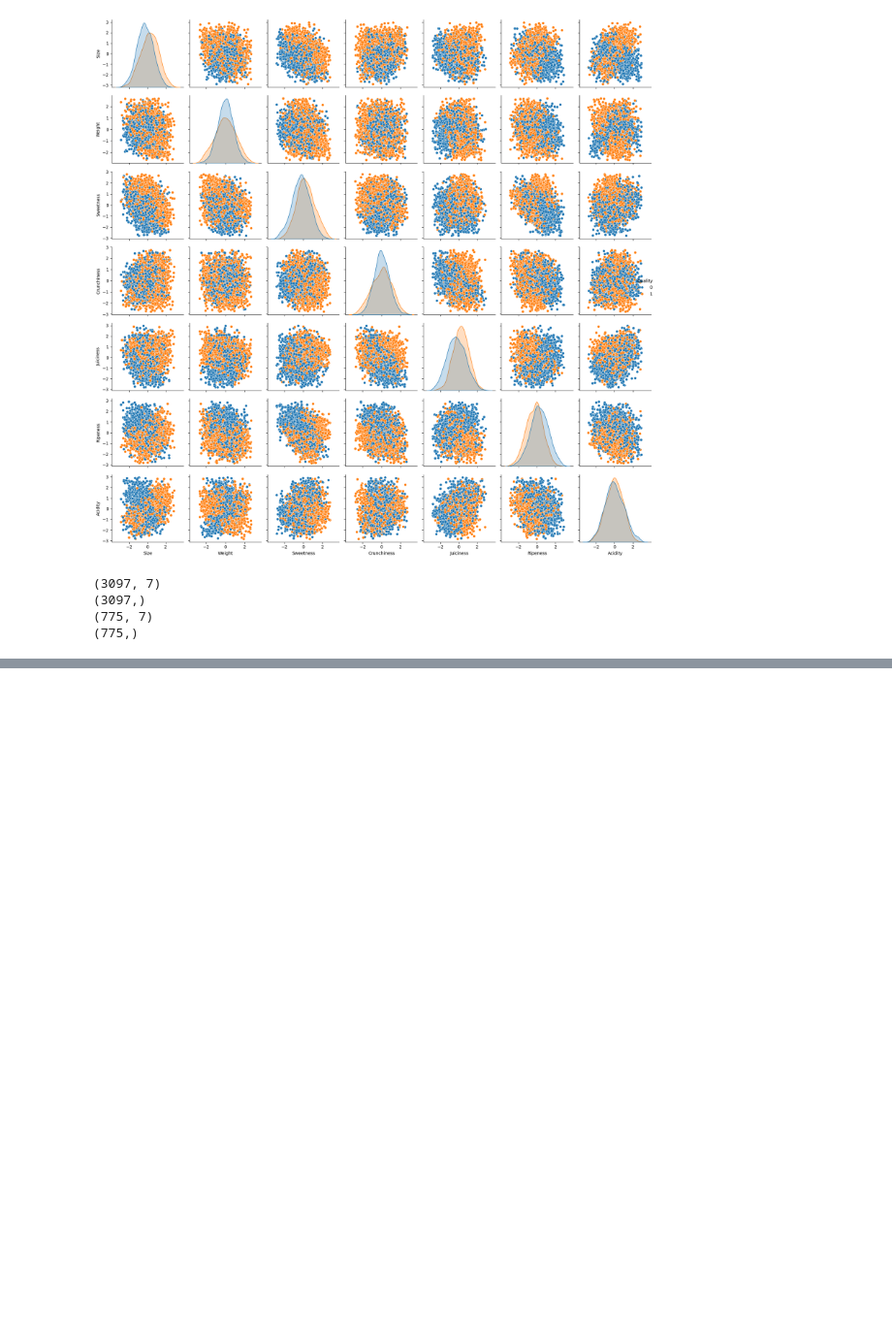
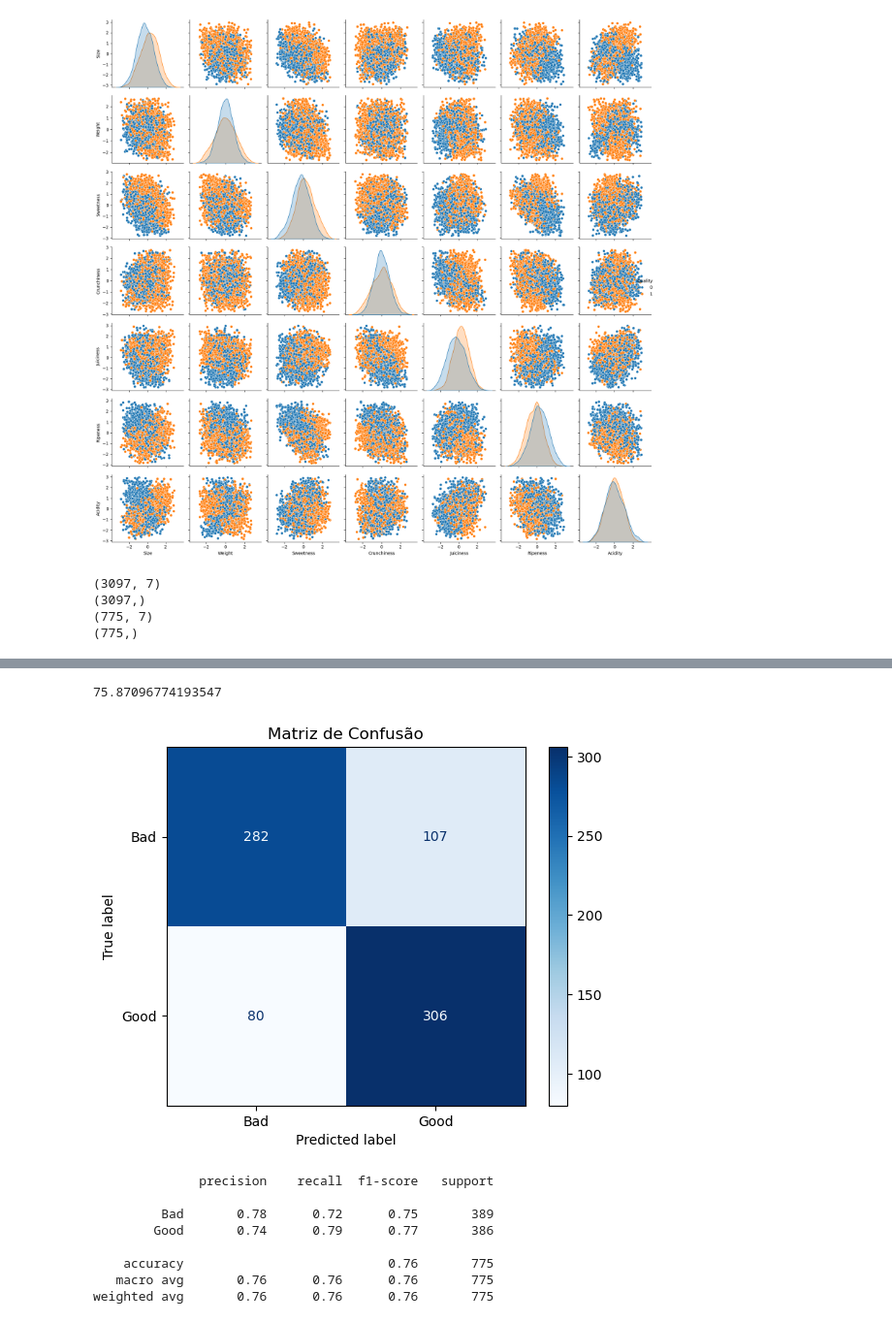
Before and after one commit to Guilherme-Luis/Chat-Apple-Quality, a Jupyter notebook: ml/Extract-model.ipynb, the cells around one changed output, grey strips where cells are left out. Shown at 97% size. Cells and saved outputs as stored; diff of their text form; code cells hidden in the pictures; blank space fills up the shorter version.

```diff
--- a/ml/Extract-model.ipynb
+++ b/ml/Extract-model.ipynb
@@ -135,0 +221,28 @@ plt.show()
+# %%
+# Linear Discriminant Analysis no conjunto de teste
+LDA = LinearDiscriminantAnalysis()
+LDA.fit(X_train, Y_train)
+predictions_LDA = LDA.predict(X_test)
+print(accuracy_score(Y_test, predictions_LDA) * 100)
+
+confusion_matrix = ConfusionMatrixDisplay.from_predictions(
+    Y_test,
+    predictions_LDA,
+    display_labels=["Bad", "Good"],
+    cmap="Blues"
+)
+confusion_matrix.ax_.set_title("Matriz de Confusão")
+plt.show()
+
+print(classification_report(Y_test, predictions_LDA,target_names=["Bad","Good"]))
+# %% [output]
+75.87096774193547
+[figure, added]
+              precision    recall  f1-score   support
+
+         Bad       0.78      0.72      0.75       389
+        Good       0.74      0.79      0.77       386
+
+    accuracy                           0.76       775
+   macro avg       0.76      0.76      0.76       775
+weighted avg       0.76      0.76      0.76       775
```
Also changed, not shown: parts of 8 cells of this notebook, 1 other file.
